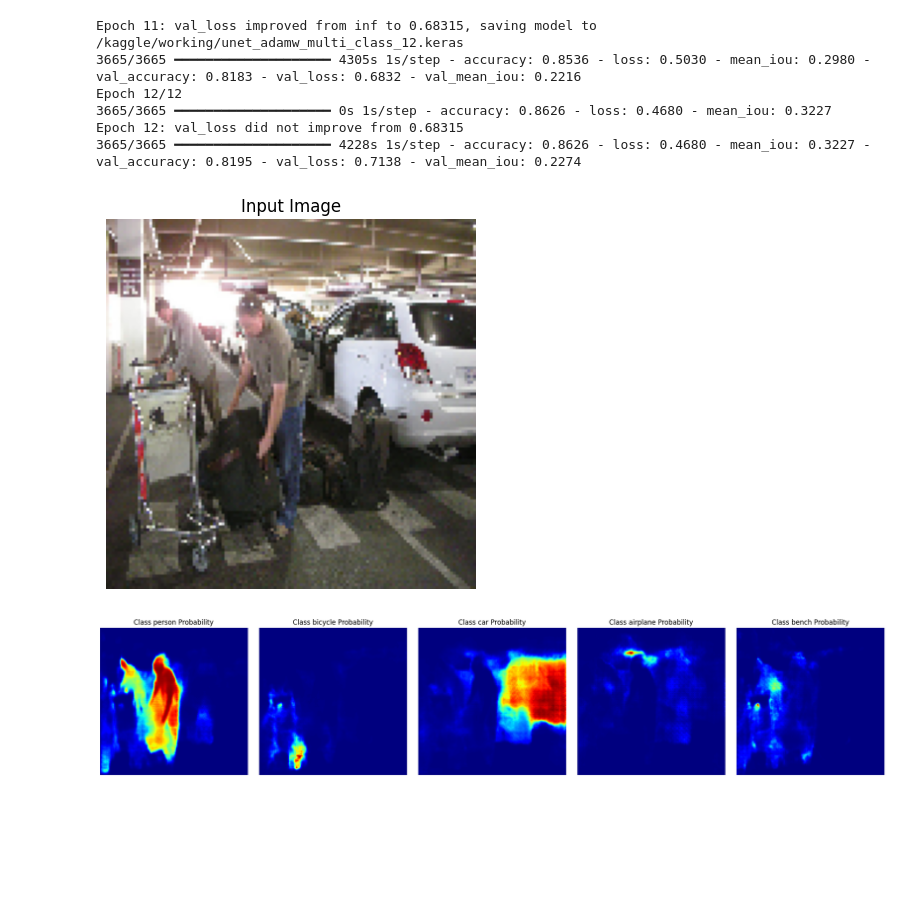
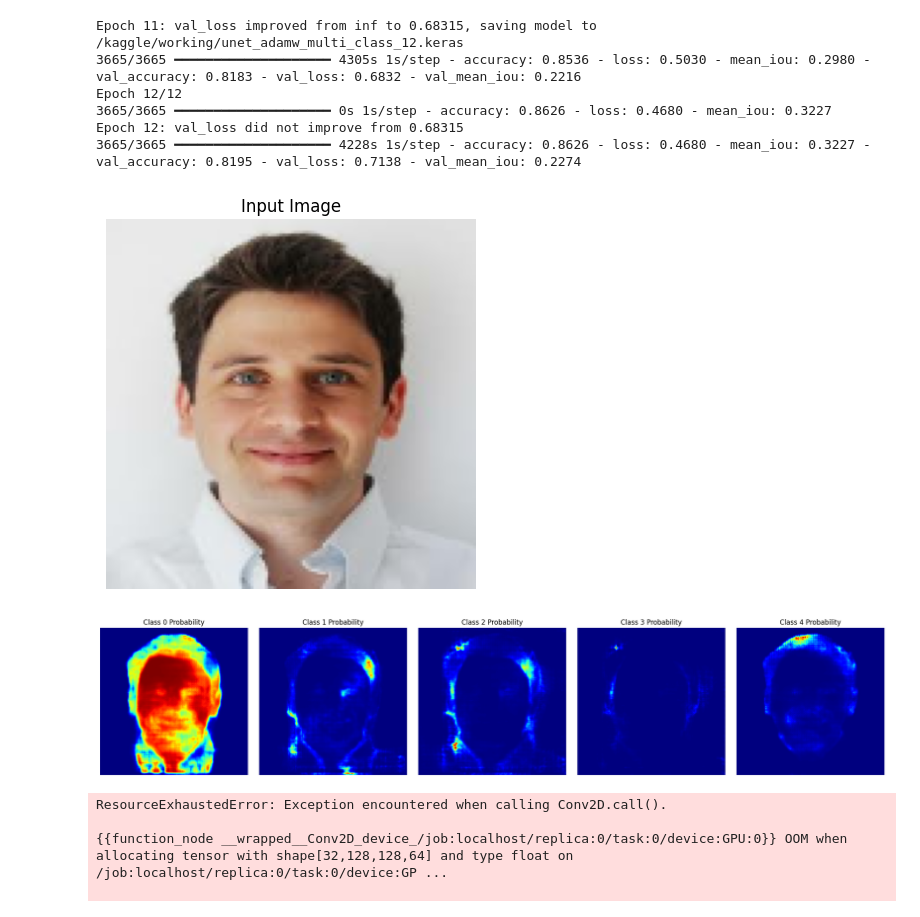
Before and after one commit to chaitanyakumargunuru/Deep_learning, a Jupyter notebook: coco-image-segmentation.ipynb, the cells around one changed output. Saved outputs shown, nothing was run; the diff lists cells and outputs as text; code cells hidden in the pictures; blank space fills up the shorter version.

Commit message:
Kaggle Notebook | COCO Image Segmentation  | version2

```diff
--- a/coco-image-segmentation.ipynb
+++ b/coco-image-segmentation.ipynb
@@ -909,45 +907,45 @@ class MeanIoUMetric(tf.keras.metrics.Metric):
 
 
 
 image_size = (128, 128)  # Make sure this matches training
 
 def preprocess_image(image_path, target_size=image_size):
     image = tf.io.read_file(image_path)
     image = tf.image.decode_image(image, channels=3)
     image = tf.image.convert_image_dtype(image, tf.float32)
     image = tf.image.resize(image, target_size)
     image = tf.expand_dims(image, axis=0)  # (1, H, W, 3)
     return image
 
 
-# model = tf.keras.models.load_model(
-#     "//content/drive/MyDrive/unet_adamw_multi_class_10.h5",custom_objects={"mean_iou":MeanIoUMetric(num_classes=n_classes)}
-# )
-# img = preprocess_image("/content/drive/MyDrive/07cd2d32-1593-4e2c-946e-bd317b4e92f1.jpeg")
-# x = img
-x , y = val_generator[9]
+model = tf.keras.models.load_model(
+    "/kaggle/input/unet_multi_/tensorflow2/default/1/unet_adamw_multi_class_10.h5",custom_objects={"mean_iou":MeanIoUMetric(num_classes=n_classes)}
+)
+img = preprocess_image("/kaggle/input/aweawe/images.jpg")
+x = img
+# x , y = val_generator[7]
 
-y_probas = np.stack([model(x, training=True) for _ in range(3)])
+y_probas = np.stack([model(x, training=True) for _ in range(10)])
 y_pred = y_probas.mean(axis=0)
 # Original image
 
 plt.imshow(x[0])
 plt.title("Input Image")
 plt.axis('off')
 
 # ✅ Add this to visualize probabilities for 5 classes
 fig, axes = plt.subplots(1, 5, figsize=(20, 4))
 for i, class_id in enumerate([1, 2, 3, 5, 15]):  # Pick any class indices
     axes[i].imshow(y_pred[0, :, :, class_id], cmap="jet")
-    cat_info = coco_val.loadCats(class_id)[0]
-    cat_name = cat_info['name']
-    axes[i].set_title(f"Class {cat_name} Probability")
+    # cat_info = coco_val.loadCats(class_id)[0]
+    # cat_name = cat_info['name']
+    axes[i].set_title(f"Class {i} Probability")
     axes[i].axis("off")
 plt.tight_layout()
 plt.show()
 # %% [output]
-[figure, old version]
+[figure, new version]
-[figure, old version]
+[figure, new version]
 # %%
 # model = tf.keras.models.load_model(
 #     "/kaggle/working/unet_adamw_multi_class_10.h5",custom_objects={"mean_iou":MeanIoUMetric(num_classes=n_classes)}
@@ -963,7 +961,7 @@ plt.axis('off')
 
 # ✅ Add this to visualize probabilities for 5 classes
 fig, axes = plt.subplots(1, 5, figsize=(20, 4))
-for i, class_id in enumerate([1, 2, 3, 5, 15]):  # Pick any class indices
+for i, class_id in enumerate([1, 43, 3, 5, 15]):  # Pick any class indices
     axes[i].imshow(y_pred[0, :, :, class_id], cmap="jet")
     cat_info = coco_val.loadCats(class_id)[0]
     cat_name = cat_info['name']
@@ -971,3 +969,8 @@ for i, class_id in enumerate([1, 2, 3, 5, 15]):  # Pick any class indices
     axes[i].axis("off")
 plt.tight_layout()
 plt.show()
+# %% [output]
+ResourceExhaustedError: Exception encountered when calling Conv2D.call().
+
+{{function_node __wrapped__Conv2D_device_/job:localhost/replica:0/task:0/device:GPU:0}} OOM when allocating tensor with shape[32,128,128,64] and type float on /job:localhost/replica:0/task:0/device:GP ...
+
```
Also changed, not shown: parts of 7 cells of this notebook.
